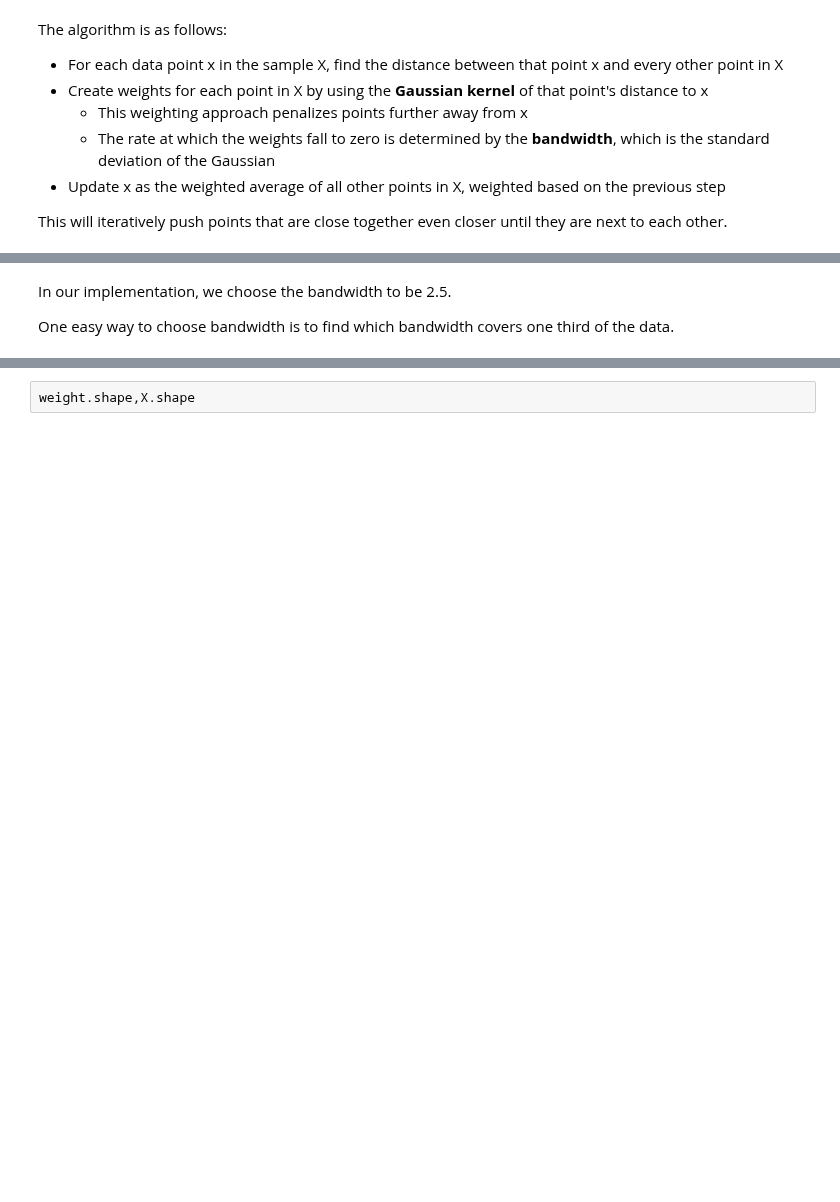
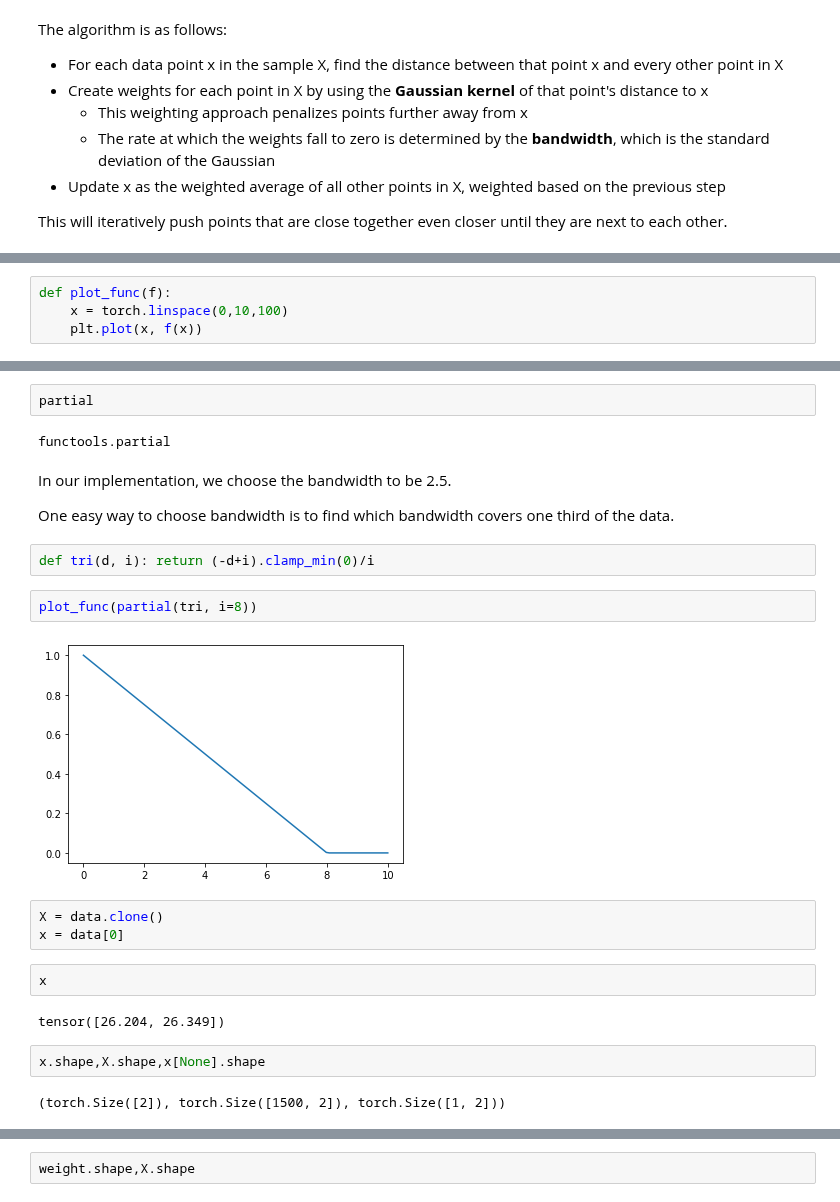
Before and after one commit to fastai/course22p2, a Jupyter notebook: nbs/02_meanshift.ipynb, the cells around one changed output, grey strips where cells are left out. Cells and saved outputs as stored; diff of their text form; blank space fills up the shorter version.

```diff
--- a/nbs/02_meanshift.ipynb
+++ b/nbs/02_meanshift.ipynb
@@ -67,0 +78,4 @@ plt.plot(x, gaussian(x,2.5));
+# %%
+def plot_func(f):
+    x = torch.linspace(0,10,100)
+    plt.plot(x, f(x))
@@ -68,4 +86,25 @@ plt.plot(x, gaussian(x,2.5));
+# %%
+partial
+# %% [output]
+functools.partial
 # %% [markdown]
 In our implementation, we choose the bandwidth to be 2.5.
 
 One easy way to choose bandwidth is to find which bandwidth covers one third of the data.
+# %%
+def tri(d, i): return (-d+i).clamp_min(0)/i
+# %%
+plot_func(partial(tri, i=8))
+# %% [output]
+[figure, added]
+# %%
+X = data.clone()
+x = data[0]
+# %%
+x
+# %% [output]
+tensor([26.204, 26.349])
+# %%
+x.shape,X.shape,x[None].shape
+# %% [output]
+(torch.Size([2]), torch.Size([1500, 2]), torch.Size([1, 2]))
```
Also changed, not shown: parts of 45 cells of this notebook, 1 other file.
